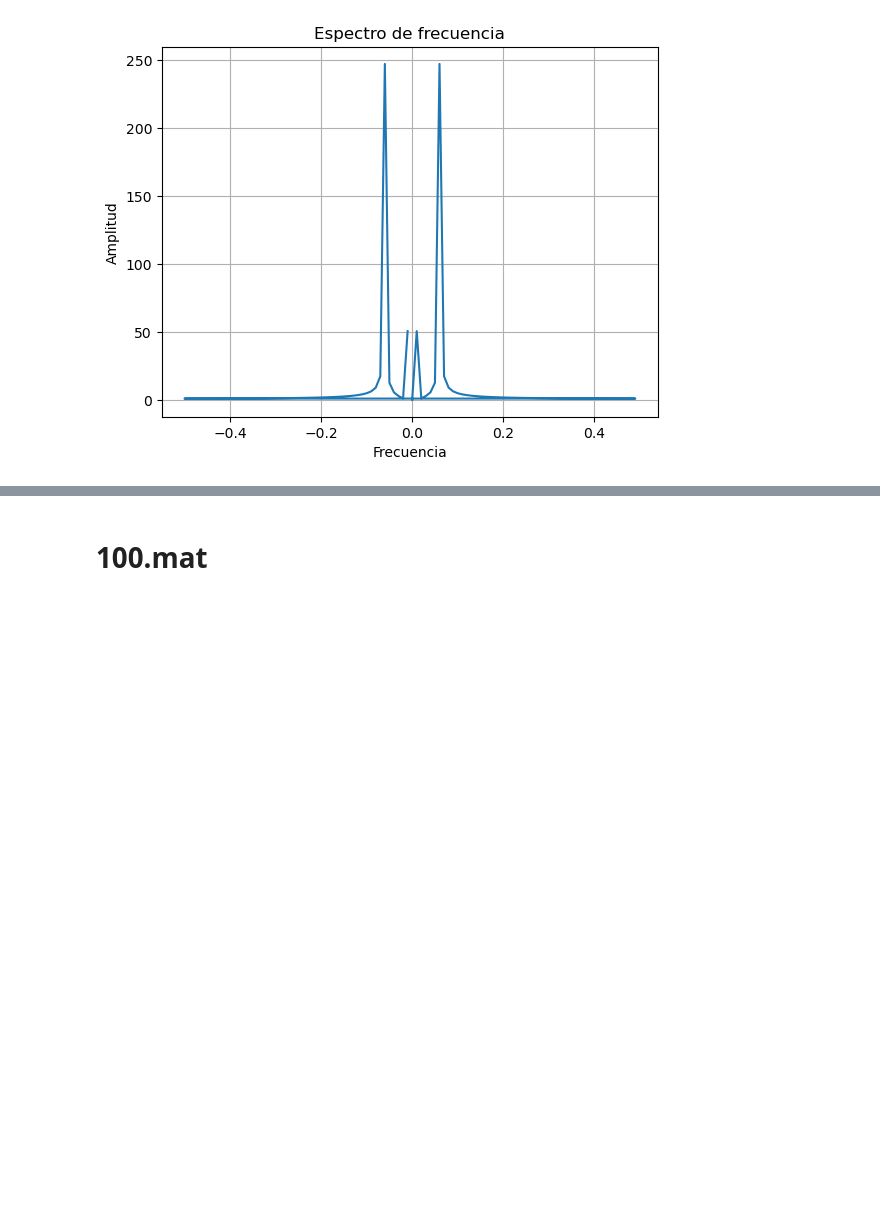
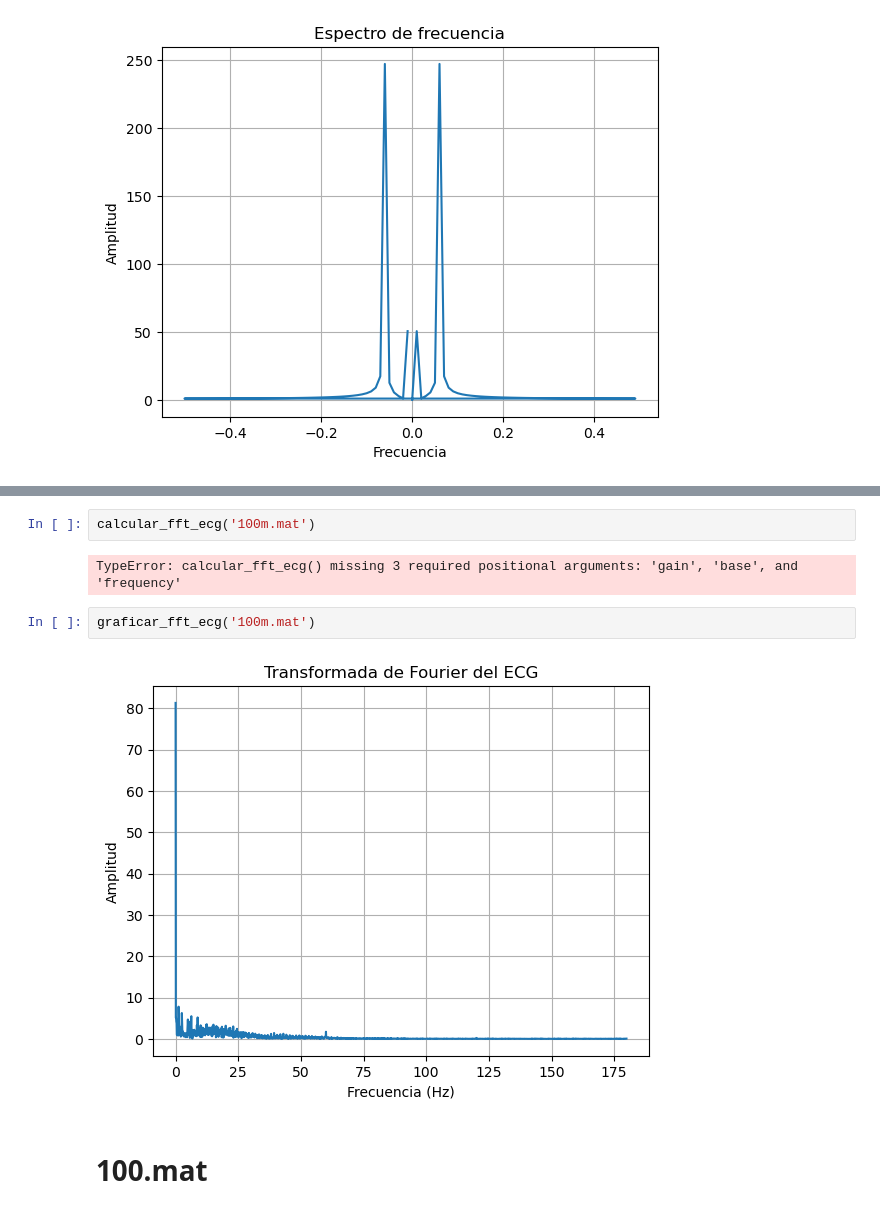
Before and after one commit to Aleestrella/ECG-analisis, a Jupyter notebook: Archivo '100.mat'.ipynb, the cells around one changed output, grey strips where cells are left out. Cells and saved outputs as stored; diff of their text form; blank space fills up the shorter version.

```diff
--- a/Archivo '100.mat'.ipynb
+++ b/Archivo '100.mat'.ipynb
@@ -31,3 +211,11 @@ plt.show()
+# %%
+calcular_fft_ecg('100m.mat')
+# %% [output]
+TypeError: calcular_fft_ecg() missing 3 required positional arguments: 'gain', 'base', and 'frequency'
+# %%
+graficar_fft_ecg('100m.mat')
+# %% [output]
+[figure, added]
 # %% [markdown]
 # 100.mat
 # %%
```
Also changed, not shown: parts of 25 cells of this notebook.
